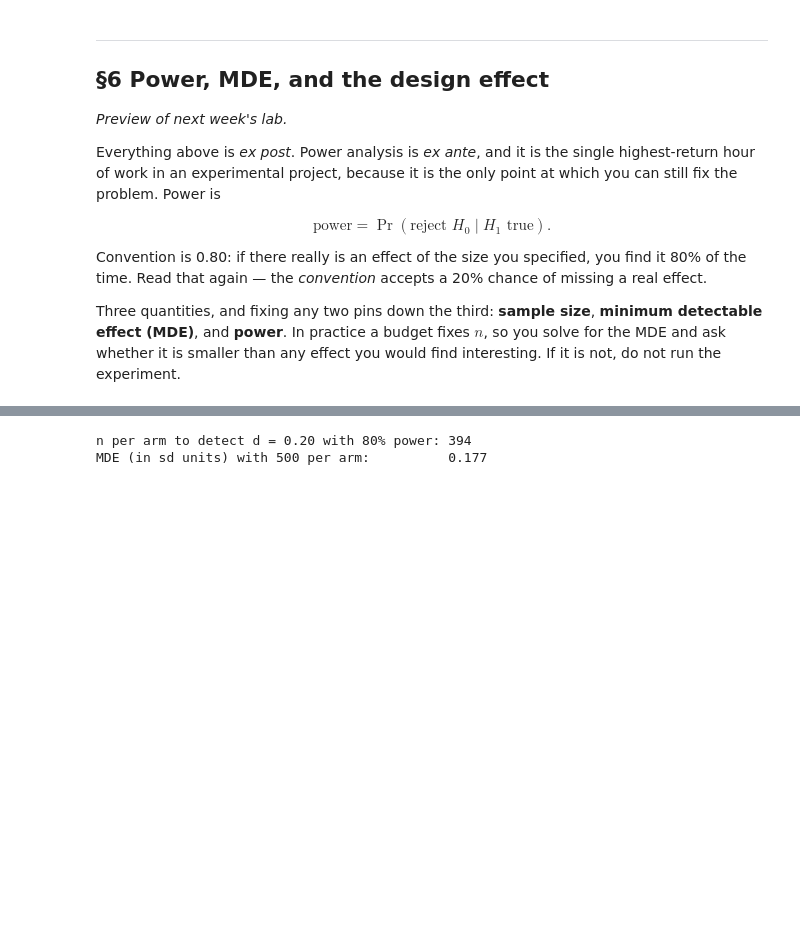
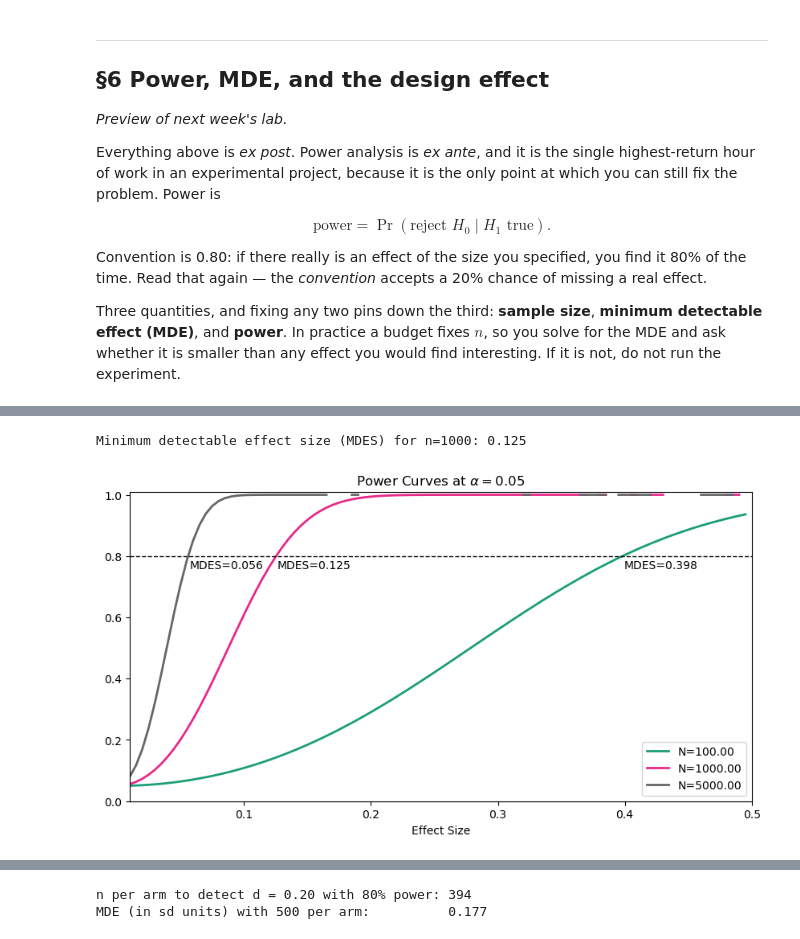
Before and after one commit to joelreyesm/ECON-521-Econometrics-of-Policy-Analysis-and-Causal-Inference-Lab, a Jupyter notebook: lab/Lab03_RCT_power.ipynb, the cells around one changed output, grey strips where cells are left out. Cells and saved outputs as stored; diff of their text form; code cells hidden in the pictures; blank space fills up the shorter version.

```diff
--- a/lab/Lab03_RCT_power.ipynb
+++ b/lab/Lab03_RCT_power.ipynb
@@ -638,0 +707,31 @@ experiment.
+# %%
+mdes = power_analysis.solve_power(power=0.8, alpha=0.05, nobs1=1000)
+print(f"Minimum detectable effect size (MDES) for n=1000: {mdes:.3f}")
+# %% [output]
+Minimum detectable effect size (MDES) for n=1000: 0.125
+# %%
+sample_sizes = np.array([100, 1000, 5000])
+effect_sizes = np.arange(0.01, 0.5, 0.005)
+
+# Plot the power curves
+fig = plt.figure(figsize=(10, 5))
+ax = fig.add_subplot(1, 1, 1)
+fig = power_analysis.plot_power(dep_var='effect_size', nobs=sample_sizes,
+                                effect_size=effect_sizes, alpha=0.05, ax=ax,
+                                title='Power Curves at $\\alpha = 0.05$')
+
+# Add a horizontal line for the desired power level 0.8
+ax.axhline(y=0.8, color='k', linestyle='--', linewidth=1)
+
+# Add text for the minimum detectable effect size for each sample size at power 0.8
+for sample_size in sample_sizes:
+    mdes = power_analysis.solve_power(power=0.8, alpha=0.05, nobs1=sample_size)
+    ax.annotate(f'MDES={mdes:.3f}', xy=(mdes, 0.8), xytext=(mdes+0.001, 0.76))
+
+# Change x and y limits to make the plot more readable
+plt.xlim(0.01, 0.5)
+plt.ylim(0, 1.01)
+plt.xlabel('Effect Size')
+plt.show()
+# %% [output]
+[figure, added]
```
Also changed, not shown: parts of 9 cells of this notebook, 1 other file.
